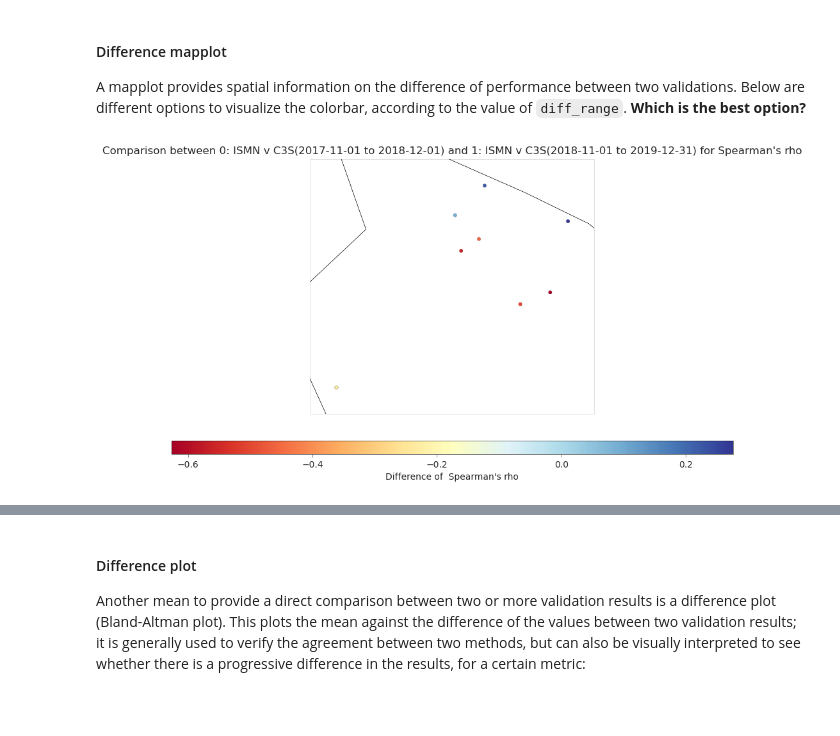
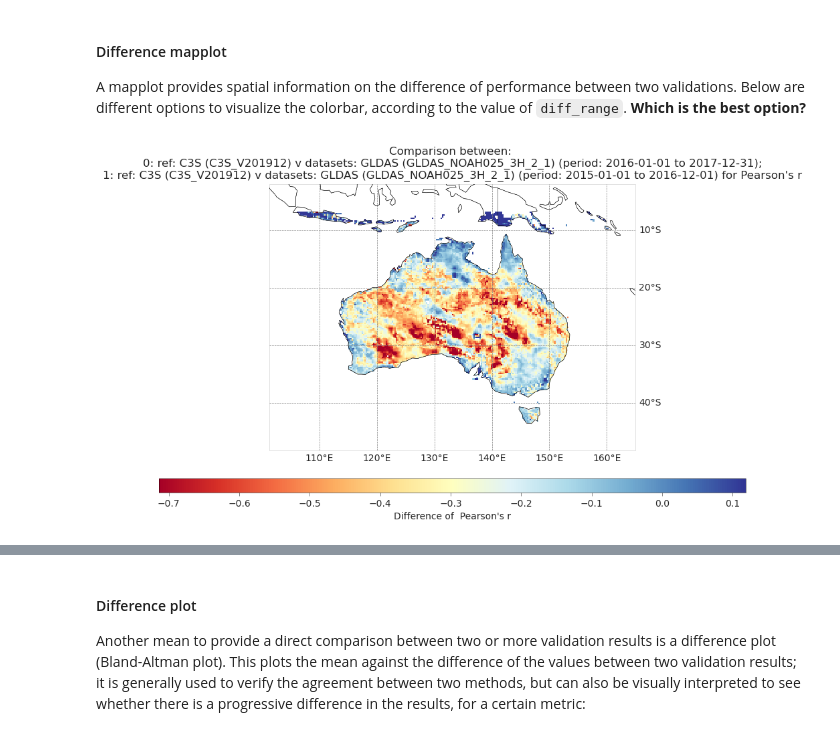
Before and after one commit to nfb2021/qa4sm-reader, a Jupyter notebook: docs/examples/Validation_comparison.ipynb, the cells around one changed output, grey strips where cells are left out. Saved outputs shown, nothing was run; the diff lists cells and outputs as text; code cells hidden in the pictures; blank space fills up the shorter version.

Commit message:
Updated comparison methods with spatial extent
The comparison is now working with all spatial subsetting options; the notebook was updated to show these functionalities.

```diff
--- a/docs/examples/Validation_comparison.ipynb
+++ b/docs/examples/Validation_comparison.ipynb
@@ -16,11 +16,4 @@ import os
 os.chdir('/home/pstradio/Projects/qa4sm-reader/docs/examples/example_data/validations_nc')
 
 # two validations only differ by validation period
-paths = ['ISMN_ref/0-ISMN.soil moisture_with_1-C3S.sm.2017-18.nc', 'ISMN_ref/0-ISMN.soil moisture_with_1-C3S.sm.2018-19.nc']
-
-comp = QA4SMComparison(paths)
-
-# the comparison attribute is a dictionary with {path: ID, QA4SMImg}.
-#each image is assigned a name that identifies it, together with the ID:
-for n, img in comp.comparison.values():
-    print("{}-{}".format(n, img.name))
+paths = ['0-C3S.sm_with_1-GLDAS.SoilMoi0_10cm_inst.nc', '0-C3S.sm_with_1-GLDAS.SoilMoi40_100cm_inst.nc']
@@ -122,7 +81,7 @@ ext_comp.diff_boxplot('mse')
 
 A mapplot provides spatial information on the difference of performance between two validations. Below are different options to visualize the colorbar, according to the value of `diff_range`. **Which is the best option?**
 # %%
-# metric needs to be specified. 'adjusted' has the colorbar going from the minimum to the maximum value
-comp.diff_mapplot('rho', diff_range='adjusted')
+# metric needs to be specified. 'adjusted' has the colorbar in the same range of the difference values
+comp.diff_mapplot('R', diff_range='adjusted')
 # %% [output]
-[figure, old version]
+[figure, new version]
```
Also changed, not shown: parts of 33 cells of this notebook, 9 other files.
